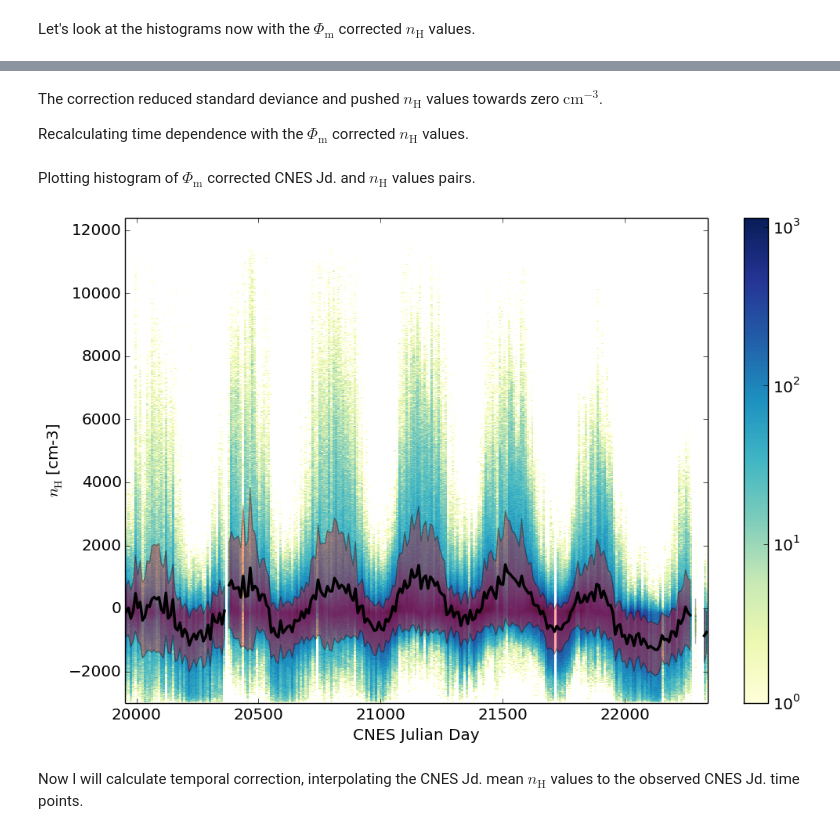
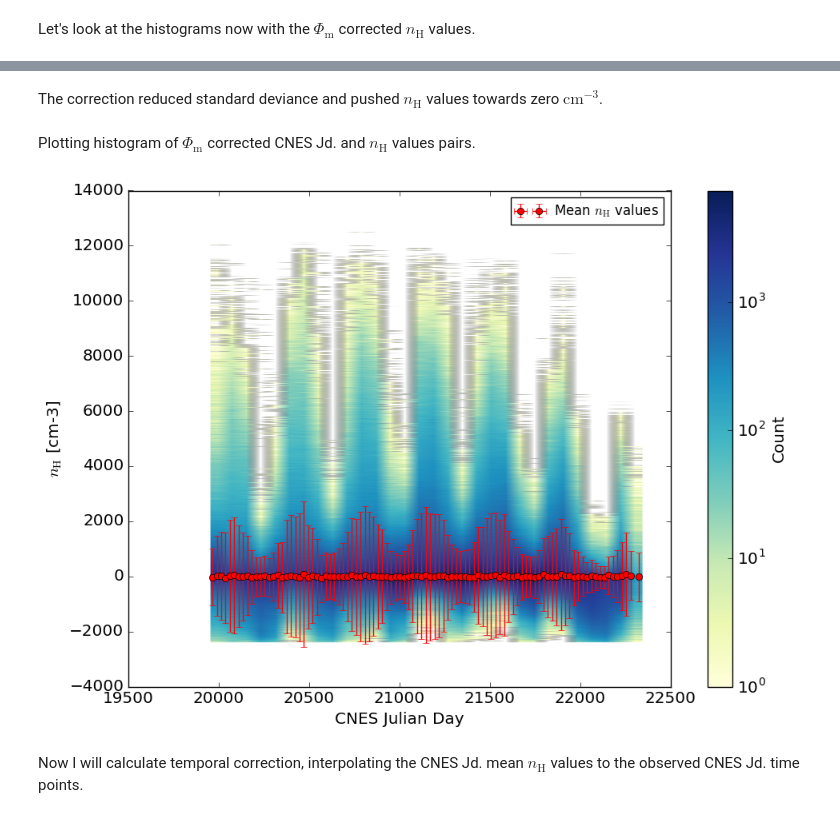
Before and after one commit to bozso/demeter_process, a Jupyter notebook: day_h_corr.ipynb, the cells around one changed output, grey strips where cells are left out. Saved outputs shown, nothing was run; the diff lists cells and outputs as text; code cells hidden in the pictures.

```diff
--- a/day_h_corr.ipynb
+++ b/day_h_corr.ipynb
@@ -56,10 +51,13 @@ day = day[(day['h']  < 1.4e4) & (day['h'] > 100) & (np.abs(day['mlat']) < 60)]
 Binning data for $\Phi_{\mathrm{m}}$ values and CNES Julian day values. In each case mean $n_{\mathrm{H}}$ values are calulated in each bin.
 # %%
 # bin number for H-ion densities
-h_binnum = 1e3
+ion_bins = 1e3
 
 # bin number for Phi_m
-mlat_binnum = 120
+mlat_bins = 30
 
 # bin number for CNES Jd.
-cnesjd_binnum = 250;
+cnesjd_bins = 100;
+
+# calculating mean values and standard deviations
+calc_stat = {'mean': 'mean', 'std': np.std}
@@ -170,0 +157,2 @@ h_corr_mlat = np.power(10, p(day['mlat']))
+# %%
+mlat_corr = pr.poly_corr('corrections/mlat_h_poly.npy', day['mlat'], fun=lambda x: np.power(10, x))
@@ -184,4 +176,2 @@ pr.hist2(day['mlat'], day['h'] - h_corr_mlat,
 # %% [markdown]
 The correction reduced standard deviance and pushed $n_{\mathrm{H}}$ values towards zero $\mathrm{cm}^{-3}$.
-
-Recalculating time dependence with the $\Phi_{\mathrm{m}}$ corrected $n_{\mathrm{H}}$ values.
@@ -188,3 +184,5 @@ Recalculating time dependence with the $\Phi_{\mathrm{m}}$ corrected $n_{\mathrm
+# %%
+cnesjd_corr = pr.interpol_corr('corrections/cnesjd_h_mean.npy', day['cnesjd'])
 # %%
-cnesjd_h_corr = pr.calc_statitistic(day['cnesjd'], day['h'] - h_corr_mlat,
-                                    statistics=calc_stat, bins=cnesjd_binnum)
+binned_cnesjd_h_corr = pr.calc_statitistic(day['cnesjd'], day['h'] - cnesjd_corr,
+                                           statistics=calc_stat, bins=cnesjd_bins)
@@ -196,13 +191,15 @@ Plotting histogram of $\Phi_{\mathrm{m}}$ corrected CNES Jd. and $n_{\mathrm{H}}
 # %%
 plt.figure(figsize=(12,8), dpi=100)
 
-pr.hist2(day['cnesjd'], day['h'] - h_corr_mlat, axis_labels=['CNES Julian Day', r'$n_{\mathrm{H}}$ [cm-3]'],
-        bins=[cnesjd_binnum, h_binnum])
+if 'hist2_cnesjd_h' not in locals():
+    hist2_cnesjd_h = np.histogram2d(day['cnesjd'], day['h'] - mlat_corr, bins=[mlat_bins, ion_bins])
 
-#plt.plot(cnesjd_h_corr['bins'][:-1] + cnesjd_h_corr['half_bin'], cnesjd_h_corr['mean'],
-#         'r-', linewidth=2.5, label='Mean H-ion values')
-pr.plot_statistic(cnesjd_h_corr, shaded='std', color='r', alpha=0.35)
+pr.plot_hist2(hist2_cnesjd_h,
+              axis_labels=['CNES Julian Day', r'$n_{\mathrm{H}}$ [cm-3]'], lognorm=True)
+pr.plot_statistic(binned_cnesjd_h_corr, err_bar=binned_cnesjd_h_corr['std'],
+                  label=r'Mean $n_{\mathrm{H}}$ values')
+plt.legend();
 # %% [output]
-[figure, old version]
+[figure, new version]
 # %% [markdown]
 Now I will calculate temporal correction, interpolating the CNES Jd. mean $n_{\mathrm{H}}$ values to the observed CNES Jd. time points.
```
Also changed, not shown: parts of 43 cells of this notebook, 5 other files.
